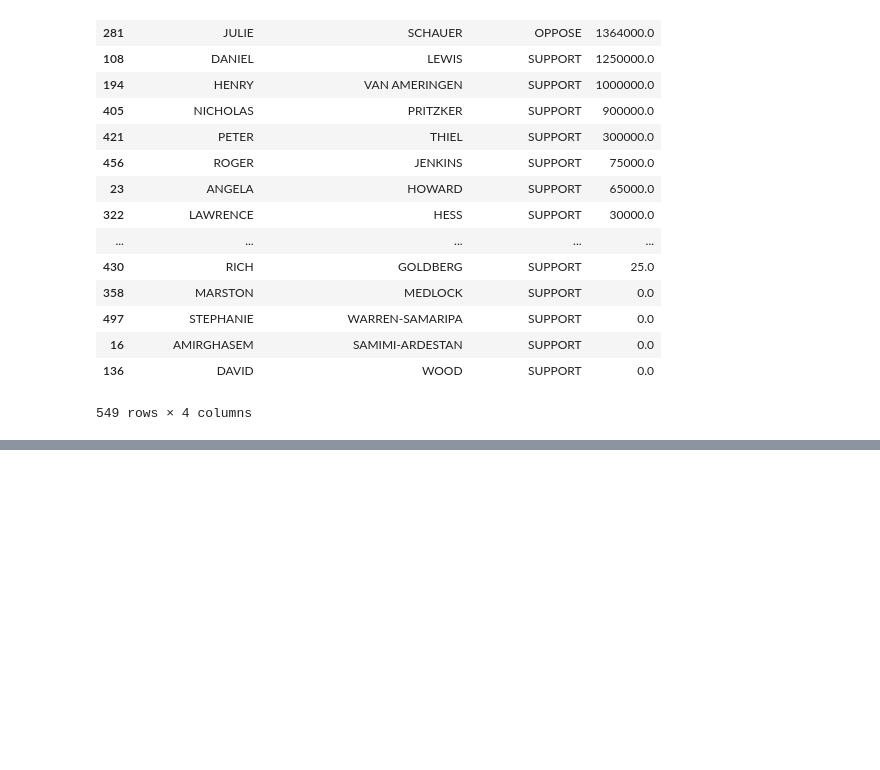
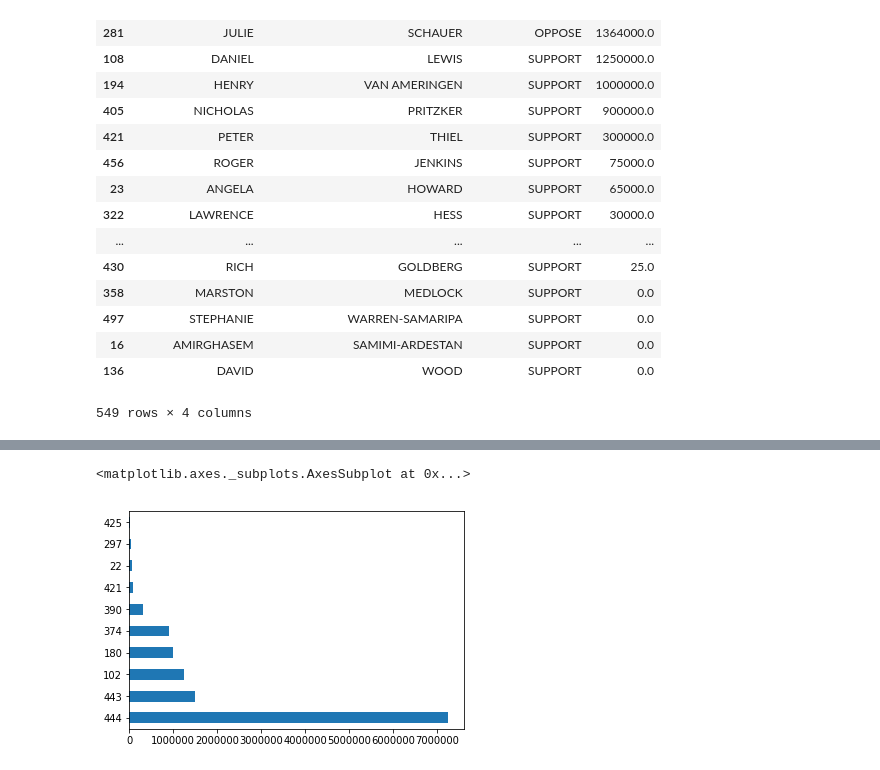
Before and after one commit to pedrozm/first-python-notebook, a Jupyter notebook: Analise_porposta_lib_maconha_california.ipynb, the cells around one changed output, grey strips where cells are left out. Drawn from its saved outputs; the diff is of its cells as text; code cells hidden in the pictures; blank space fills up the shorter version.

```diff
--- a/Analise_porposta_lib_maconha_california.ipynb
+++ b/Analise_porposta_lib_maconha_california.ipynb
@@ -546,0 +576,5 @@ merge.groupby(["contributor_firstname", "contributor_lastname", "committee_posit
+# %%
+maiores_apoiadores.amount.plot.barh()
+# %% [output]
+<matplotlib.axes._subplots.AxesSubplot at 0x...>
+[figure, added]
```
Also changed, not shown: parts of 14 cells of this notebook.
